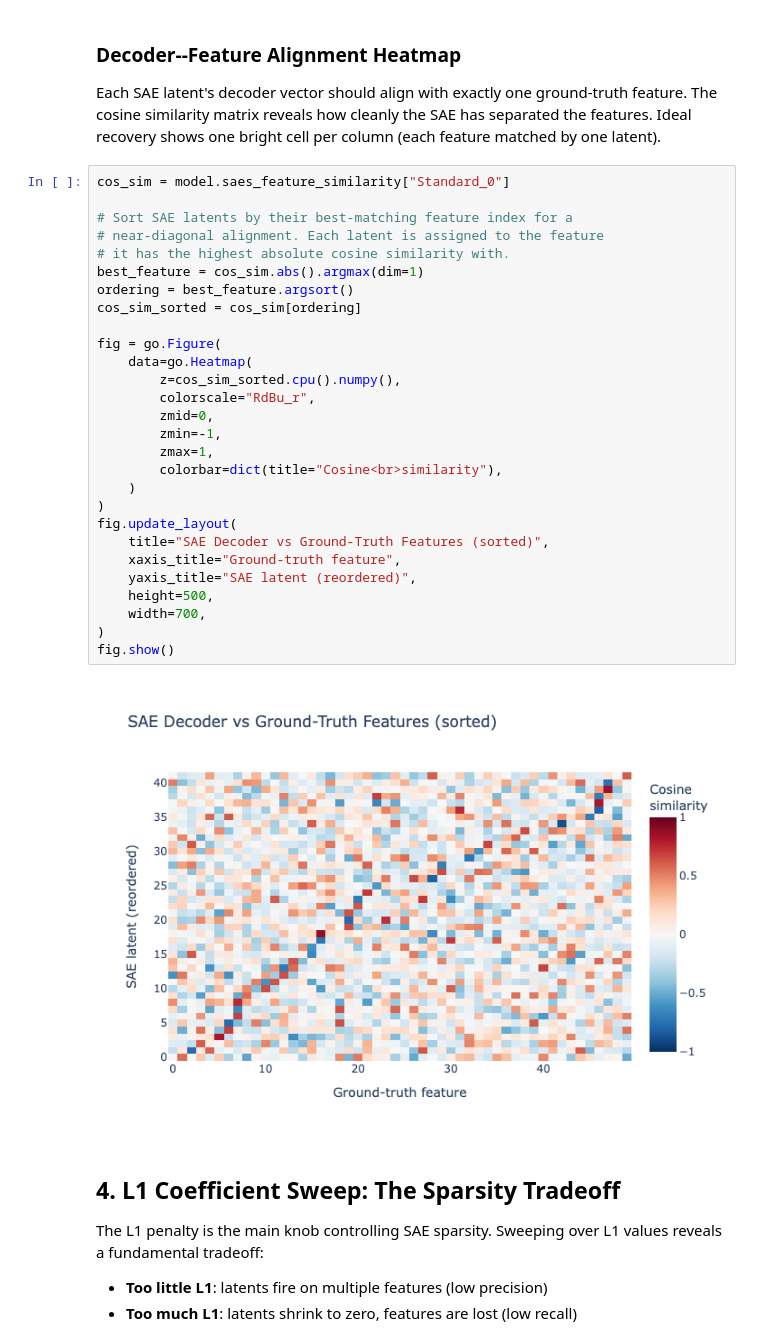
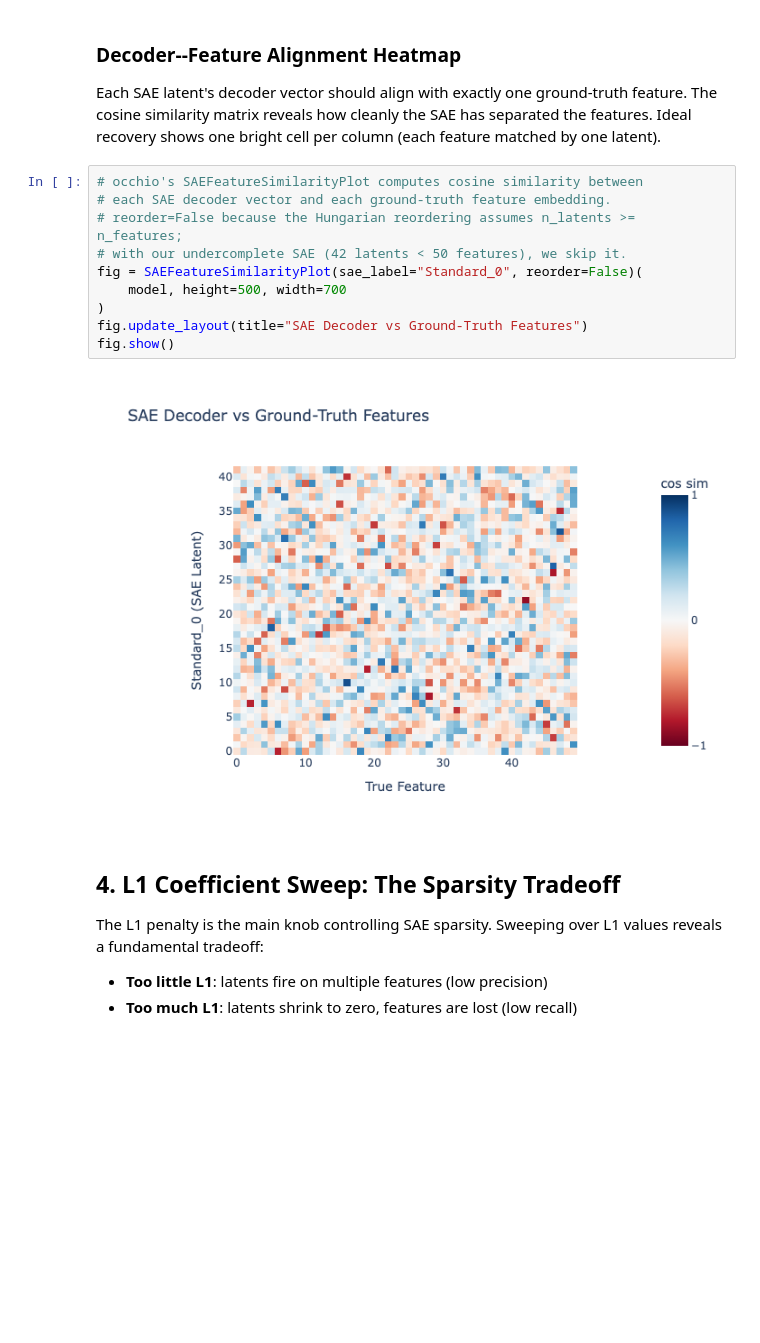
Before and after one commit to OliverSieweke/occhio, a Jupyter notebook: examples/sae_feature_recovery.ipynb, the cells around one changed output. Cells and saved outputs as stored; diff of their text form; blank space fills up the shorter version.

```diff
--- a/examples/sae_feature_recovery.ipynb
+++ b/examples/sae_feature_recovery.ipynb
@@ -155,35 +156,17 @@ ground-truth feature. The cosine similarity matrix reveals how
 cleanly the SAE has separated the features. Ideal recovery shows
 one bright cell per column (each feature matched by one latent).
 # %%
-cos_sim = model.saes_feature_similarity["Standard_0"]
-
-# Sort SAE latents by their best-matching feature index for a
-# near-diagonal alignment. Each latent is assigned to the feature
-# it has the highest absolute cosine similarity with.
-best_feature = cos_sim.abs().argmax(dim=1)
-ordering = best_feature.argsort()
-cos_sim_sorted = cos_sim[ordering]
-
-fig = go.Figure(
-    data=go.Heatmap(
-        z=cos_sim_sorted.cpu().numpy(),
-        colorscale="RdBu_r",
-        zmid=0,
-        zmin=-1,
-        zmax=1,
-        colorbar=dict(title="Cosine<br>similarity"),
-    )
+# occhio's SAEFeatureSimilarityPlot computes cosine similarity between
+# each SAE decoder vector and each ground-truth feature embedding.
+# reorder=False because the Hungarian reordering assumes n_latents >= n_features;
+# with our undercomplete SAE (42 latents < 50 features), we skip it.
+fig = SAEFeatureSimilarityPlot(sae_label="Standard_0", reorder=False)(
+    model, height=500, width=700
 )
-fig.update_layout(
-    title="SAE Decoder vs Ground-Truth Features (sorted)",
-    xaxis_title="Ground-truth feature",
-    yaxis_title="SAE latent (reordered)",
-    height=500,
-    width=700,
-)
+fig.update_layout(title="SAE Decoder vs Ground-Truth Features")
 fig.show()
 # %% [output]
-[figure, old version]
+[figure, new version]
 # %% [markdown]
 ## 4. L1 Coefficient Sweep: The Sparsity Tradeoff
 
```
Also changed, not shown: parts of 1 cell of this notebook.
